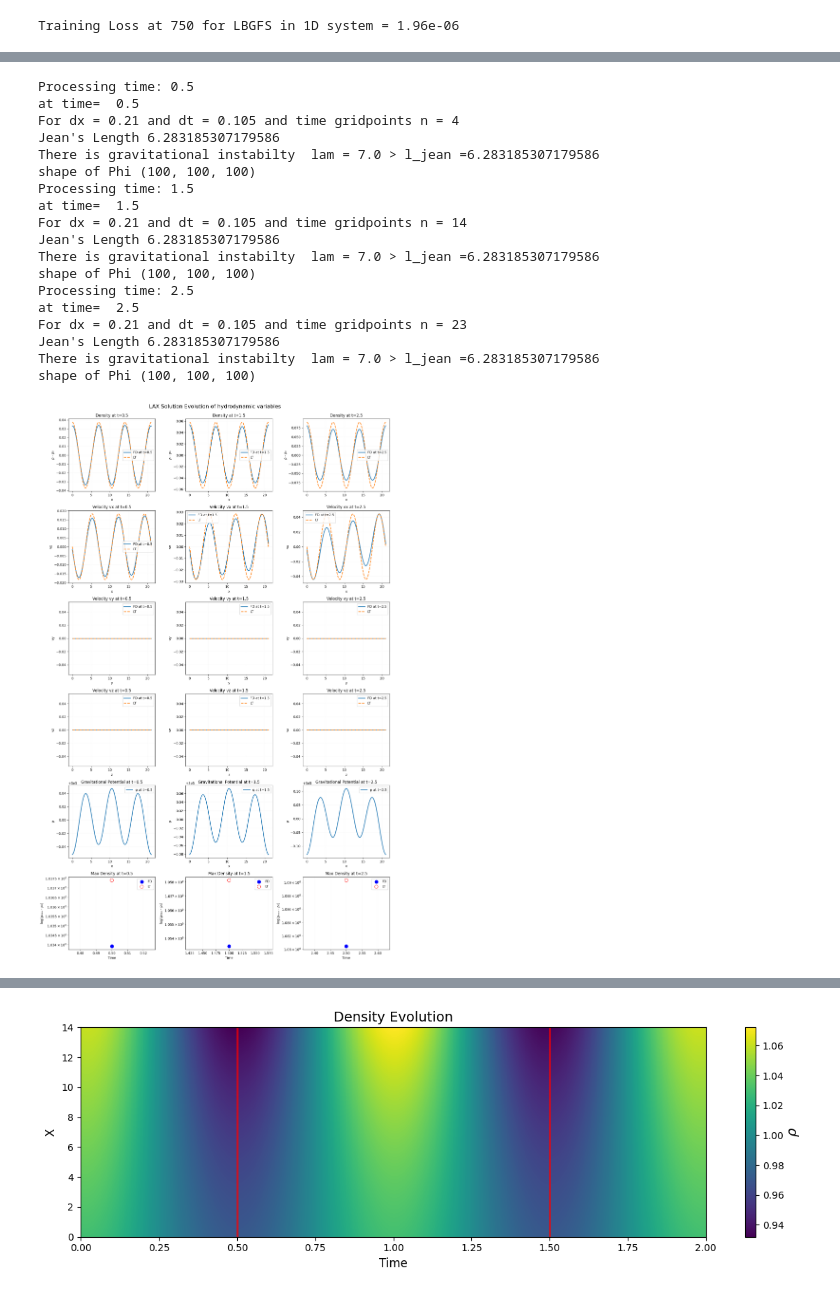
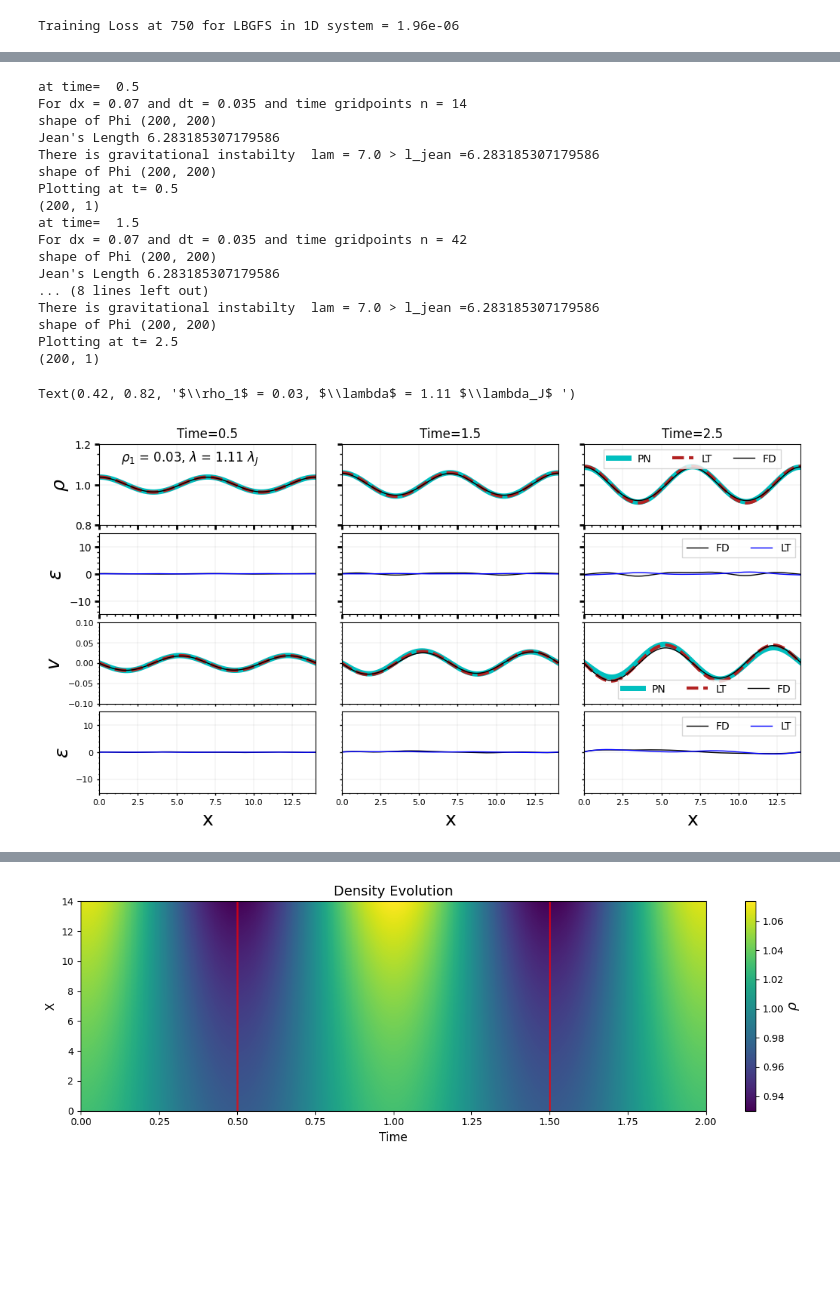
Before and after one commit to sauddy/GRINN, a Jupyter notebook: GRINN_torch_code/torch_GHD_combined.ipynb, the cells around one changed output, grey strips where cells are left out. Saved outputs shown, nothing was run; the diff lists cells and outputs as text; code cells hidden in the pictures; blank space fills up the shorter version.

```diff
--- a/GRINN_torch_code/torch_GHD_combined.ipynb
+++ b/GRINN_torch_code/torch_GHD_combined.ipynb
@@ -1046,61 +1064,21 @@ There is gravitational instabilty  lam = 7.0 > l_jean =6.283185307179586
-# %%
-# Parameters
-nu = 0.5
-N = 100
-#lam = 2.0  # Define your wavelength
-#num_of_waves = 2  # Define number of waves
-#rho_1 = 0.1  # Define density perturbation
-
-time_array = np.array([0.5, 1.5, 2.5])
-
-# Store results for plotting
-#all_results = []
-
-results = LAX.lax_solution_multiple_times(time_array, N, nu, lam, num_of_waves, rho_1,
-                                     gravity=True, isplot=True, comparison=True)
-
-# Now create comprehensive plots
-#create_comprehensive_plots(all_results, time_array, rho_1)
-# %% [output]
-Processing time: 0.5
-at time=  0.5
-For dx = 0.21 and dt = 0.105 and time gridpoints n = 4
-Jean's Length 6.283185307179586
-There is gravitational instabilty  lam = 7.0 > l_jean =6.283185307179586
-shape of Phi (100, 100, 100)
-Processing time: 1.5
-at time=  1.5
-For dx = 0.21 and dt = 0.105 and time gridpoints n = 14
-Jean's Length 6.283185307179586
-There is gravitational instabilty  lam = 7.0 > l_jean =6.283185307179586
-shape of Phi (100, 100, 100)
-Processing time: 2.5
-at time=  2.5
-For dx = 0.21 and dt = 0.105 and time gridpoints n = 23
-Jean's Length 6.283185307179586
-There is gravitational instabilty  lam = 7.0 > l_jean =6.283185307179586
-shape of Phi (100, 100, 100)
-[figure, removed]
 # %%
 plt.style.use('default')
 plt.rc('grid', linestyle='-', color='black', linewidth=0.05)
 time_array = np.asarray([0.5,1.5,2.5])
-fig, axes = plt.subplots(4, 3, sharex=True, sharey='row',figsize=(20,10),gridspec_kw={'width_ratios':[1,1,1], 'height_ratios':[4,4,4,4]})
+fig, axes = plt.subplots(4, 3, sharex=True, sharey='row',figsize=(12,6),gridspec_kw={'width_ratios':[1,1,1], 'height_ratios':[4,4,4,4]})
 plt.subplots_adjust(wspace=0.12, hspace=0.1)
 initial_params = xmin,xmax,rho_1, alpha ,lam,tmax
 
 for time,j in zip(time_array,range(3)):
 
-    result = LAX.lax_solution1D(time, N, nu, lam, num_of_waves, rho_1, gravity = True, isplot = False, comparison = True)
-    x, rho, v, phi, n, rho_LT, rho_LT_max, rho_max, v_LT = result['x'], result['rho'], result['vx'], result['phi'], result['n'], \
-    result['rho_LT'], result['rho_LT_max'], result['rho_max'], result['vx_LT']
+    x,rho,v,phi,n,rho_LT,rho_LT_max,rho_max,v_LT = lax_solution(time, N, nu, lam, num_of_waves, rho_1, gravity = True, isplot = False, comparison = True)
 
     X, rho_pred0, v_pred0, phi_pred0, rho_max_PN, rho_theory = plot_function(net, time, initial_params, velocity = True, isplot = False, animation = True)
 
     # First row - density plots
     axes[0][j].plot(X,rho_pred0,color='c',linewidth=5,label="PN")
     axes[0][j].plot(X,rho_LT,linestyle='dashed',color ='firebrick',linewidth=3,label="LT")
-    axes[0][j].plot(x,rho[:,1,1],linestyle='solid',color = 'black',linewidth=1.0,label="FD")
+    axes[0][j].plot(x,rho[:,1],linestyle='solid',color = 'black',linewidth=1.0,label="FD")
     axes[0][j].set_xlim(xmin,xmax)
     axes[0][j].set_title("Time={}".format(round(time,2)))
     axes[0][j].grid("True")
@@ -1113,7 +1091,7 @@ for time,j in zip(time_array,range(3)):
     axes[0][j].set_ylim(liml,limu)
 
     # Second row - error plots
-    axes[1][j].plot(x,(rho_pred0[:,0]- rho[:,1,1])/((rho_pred0[:,0]+ rho[:,1,1])/2)*100,color = 'black',linewidth=1,label="FD")
+    axes[1][j].plot(x,(rho_pred0[:,0]- rho[:,1])/((rho_pred0[:,0]+ rho[:,1])/2)*100,color = 'black',linewidth=1,label="FD")
     axes[1][j].plot(x,(rho_pred0[:,0]-rho_LT)/((rho_pred0[:,0]+ rho_LT)/2)*100,color = 'b',linewidth=1,label="LT")
     axes[1][j].set_xlabel("x",fontsize = 18)
     axes[1][j].grid("True")
@@ -1127,7 +1105,7 @@ for time,j in zip(time_array,range(3)):
     # Third row - velocity plots
     axes[2][j].plot(X,v_pred0,color='c',linewidth=5,label="PN")
     axes[2][j].plot(X,v_LT,linestyle='dashed',color ='firebrick',linewidth=3,label="LT")
-    axes[2][j].plot(x,v[:,1,1],linestyle='solid',color = 'black',linewidth=1.0,label="FD")
+    axes[2][j].plot(x,v[:,1],linestyle='solid',color = 'black',linewidth=1.0,label="FD")
     axes[2][j].grid("True")
     axes[2][j].minorticks_on()
     axes[2][j].tick_params(labelsize=8)
@@ -1137,31 +1115,51 @@ for time,j in zip(time_array,range(3)):
     liml = -0.1
     axes[2][j].set_ylim(liml,limu)
 
     # Fourth row - velocity error plots
-    axes[3][j].plot(x,(v_pred0[:,0]+1- (v[:,1,1]+1))/((v_pred0[:,0]+1+ v[:,1,1]+1)/2)*100,color = 'black',linewidth=1,label="FD")
+    axes[3][j].plot(x,(v_pred0[:,0]+1- (v[:,1]+1))/((v_pred0[:,0]+1+ v[:,1]+1)/2)*100,color = 'black',linewidth=1,label="FD")
     axes[3][j].plot(x,(v_pred0[:,0]+1- (v_LT+1))/((v_pred0[:,0]+1+ (v_LT+1))/2)*100,color = 'b',linewidth=1,label="LT")
     axes[3][j].set_xlabel("x",fontsize = 18)
     axes[3][j].grid("True")
     axes[3][j].minorticks_on()
     axes[3][j].tick_params(labelsize=8)
     axes[3][j].tick_params(axis='both', which='major',length=2, width=1)
     axes[3][j].tick_params(axis='both', which='minor',length=1, width=1.)
     axes[3][j].set_ylim(-15,15)
     axes[3][j].set_xlim(xmin,xmax)
 
 # Set labels and legends AFTER the loop
 axes[0][0].set_ylabel(r"$\rho$",fontsize = 18)
 axes[1][0].set_ylabel(r"$\epsilon$",fontsize = 18)
 axes[2][0].set_ylabel(r"$v$",fontsize = 18)
 axes[3][0].set_ylabel(r"$\epsilon$",fontsize = 18)
 
 # Add legends only to the rightmost subplots after all plotting is done
 axes[0][2].legend(loc='best',fancybox=False, shadow=False, ncol=3,fontsize = 10)
 axes[1][2].legend(loc='upper right', bbox_to_anchor=(1.0, 1.0), fancybox=False, shadow=False, ncol=2, fontsize=10)
 axes[2][2].legend(loc='best',fancybox=False, shadow=False, ncol=3,fontsize = 10)
 axes[3][2].legend(loc='best',fancybox=False, shadow=False, ncol=3,fontsize = 10)
 
 # Add text annotation
 axes[0][0].text(0.42, 0.82, r"$\rho_1$ = {}, $\lambda$ = {} $\lambda_J$ ".format(rho_1,round(lam/(2*np.pi),2)),
                 fontsize = 12, horizontalalignment='center', verticalalignment='center',
                 transform=axes[0][0].transAxes)
+# %% [output]
+at time=  0.5
+For dx = 0.07 and dt = 0.035 and time gridpoints n = 14
+shape of Phi (200, 200)
+Jean's Length 6.283185307179586
+There is gravitational instabilty  lam = 7.0 > l_jean =6.283185307179586
+shape of Phi (200, 200)
+Plotting at t= 0.5
+(200, 1)
+at time=  1.5
+For dx = 0.07 and dt = 0.035 and time gridpoints n = 42
+shape of Phi (200, 200)
+Jean's Length 6.283185307179586
+... (8 lines left out)
+There is gravitational instabilty  lam = 7.0 > l_jean =6.283185307179586
+shape of Phi (200, 200)
+Plotting at t= 2.5
+(200, 1)
+Text(0.42, 0.82, '$\\rho_1$ = 0.03, $\\lambda$ = 1.11 $\\lambda_J$ ')
+[figure, added]
```
Also changed, not shown: parts of 11 cells of this notebook, 9 other files.
